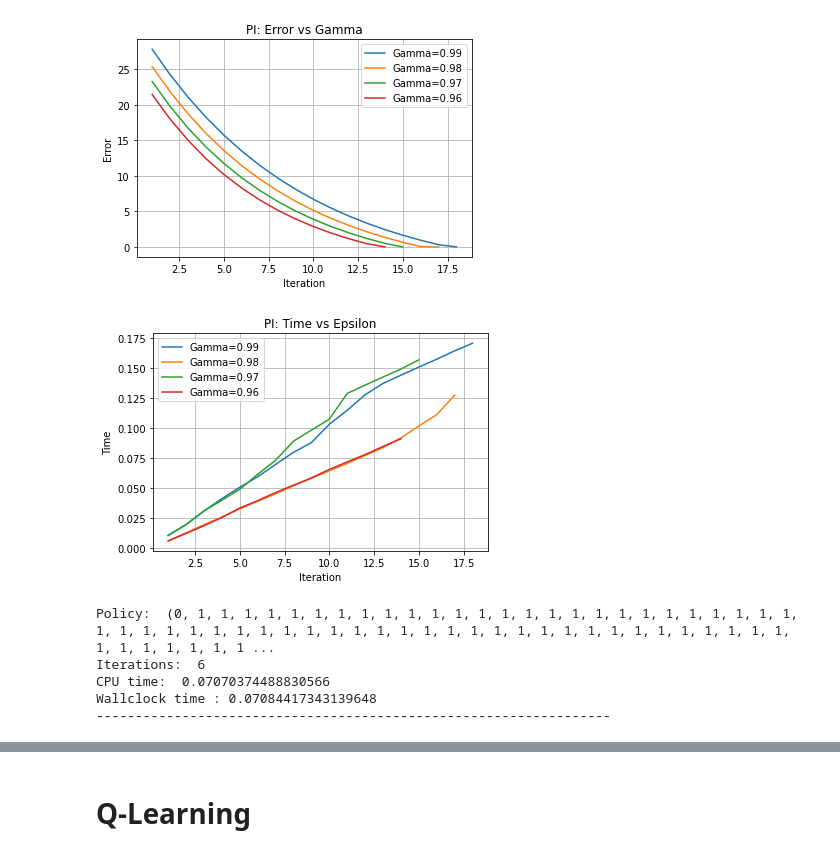
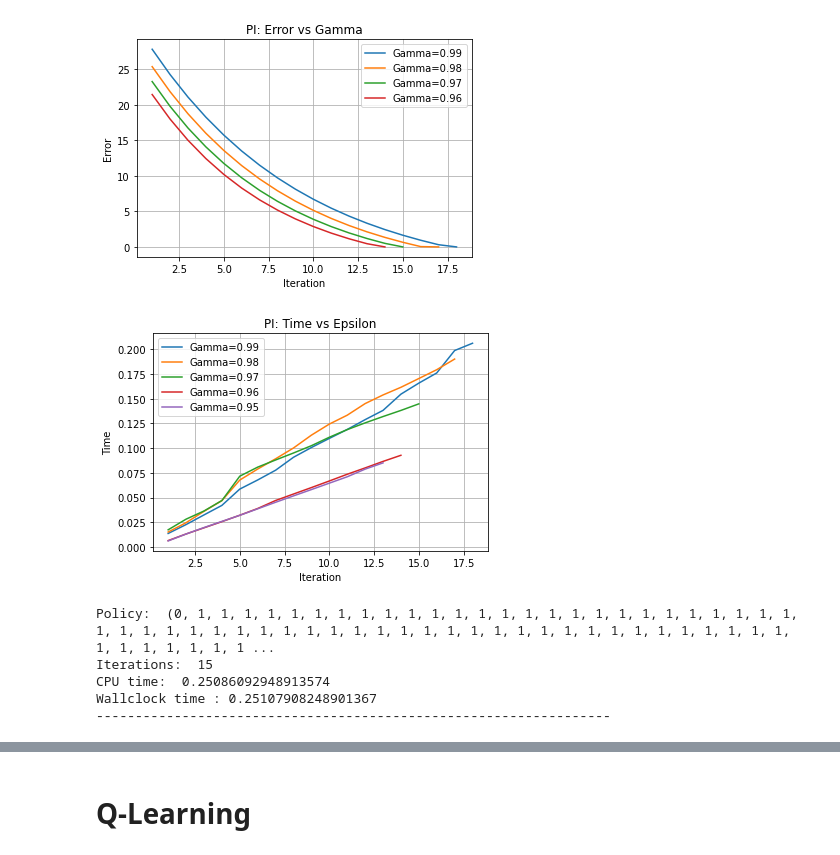
Before and after one commit to rahalrsh/reinforcement-learning, a Jupyter notebook: forest_management.ipynb, the cells around one changed output, grey strips where cells are left out. Cells and saved outputs as stored; diff of their text form; code cells hidden in the pictures.

```diff
--- a/forest_management.ipynb
+++ b/forest_management.ipynb
@@ -396,11 +441,13 @@ pi_gamma_99 = run_pi(P=P, R=R, gamma=0.99, epsilon=0.01, max_iter=100)
 pi_gamma_98 = run_pi(P=P, R=R, gamma=0.98, epsilon=0.01, max_iter=100)
 pi_gamma_97 = run_pi(P=P, R=R, gamma=0.97, epsilon=0.01, max_iter=100)
 pi_gamma_96 = run_pi(P=P, R=R, gamma=0.96, epsilon=0.01, max_iter=100)
+pi_gamma_95 = run_pi(P=P, R=R, gamma=0.95, epsilon=0.01, max_iter=100)
 # %%
 pi_gamma_99_df = get_stats(pi_gamma_99)
 pi_gamma_98_df = get_stats(pi_gamma_98)
 pi_gamma_97_df = get_stats(pi_gamma_97)
 pi_gamma_96_df = get_stats(pi_gamma_96)
+pi_gamma_95_df = get_stats(pi_gamma_95)
 # %%
 plt.title("PI: Mean-V vs Gamma")
 plt.xlabel("Iteration")
@@ -452,28 +499,29 @@ plt.show()
 # %%
 plt.title("PI: Time vs Epsilon")
 plt.xlabel("Iteration")
 plt.ylabel("Time")
 
 
 plt.plot(pi_gamma_99_df["iteration"], pi_gamma_99_df["time"], label="Gamma=0.99")
 plt.plot(pi_gamma_98_df["iteration"], pi_gamma_98_df["time"], label="Gamma=0.98")
 plt.plot(pi_gamma_97_df["iteration"], pi_gamma_97_df["time"], label="Gamma=0.97")
 plt.plot(pi_gamma_96_df["iteration"], pi_gamma_96_df["time"], label="Gamma=0.96")
+plt.plot(pi_gamma_95_df["iteration"], pi_gamma_95_df["time"], label="Gamma=0.95")
 
 
 plt.grid()
 plt.legend()
 plt.savefig("images/fm/pi_114.png")
 plt.show()
 # %% [output]
-[figure, old version]
+[figure, new version]
 # %%
-pi = run_pi(P=P, R=R, gamma=0.99, epsilon=0.01, max_iter=6, verbose=True)
+pi = run_pi(P=P, R=R, gamma=0.99, epsilon=0.01, max_iter=15, verbose=True)
 # %% [output]
 Policy:  (0, 1, 1, 1, 1, 1, 1, 1, 1, 1, 1, 1, 1, 1, 1, 1, 1, 1, 1, 1, 1, 1, 1, 1, 1, 1, 1, 1, 1, 1, 1, 1, 1, 1, 1, 1, 1, 1, 1, 1, 1, 1, 1, 1, 1, 1, 1, 1, 1, 1, 1, 1, 1, 1, 1, 1, 1, 1, 1, 1, 1, 1, 1, 1 ...
-Iterations:  6
-CPU time:  0.07070374488830566
-Wallclock time : 0.07084417343139648
+Iterations:  15
+CPU time:  0.25086092948913574
+Wallclock time : 0.25107908248901367
 ------------------------------------------------------------------
 # %%
 pi.run_stats[len(pi.run_stats)-1]
```
Also changed, not shown: parts of 47 cells of this notebook, 2 other files.
